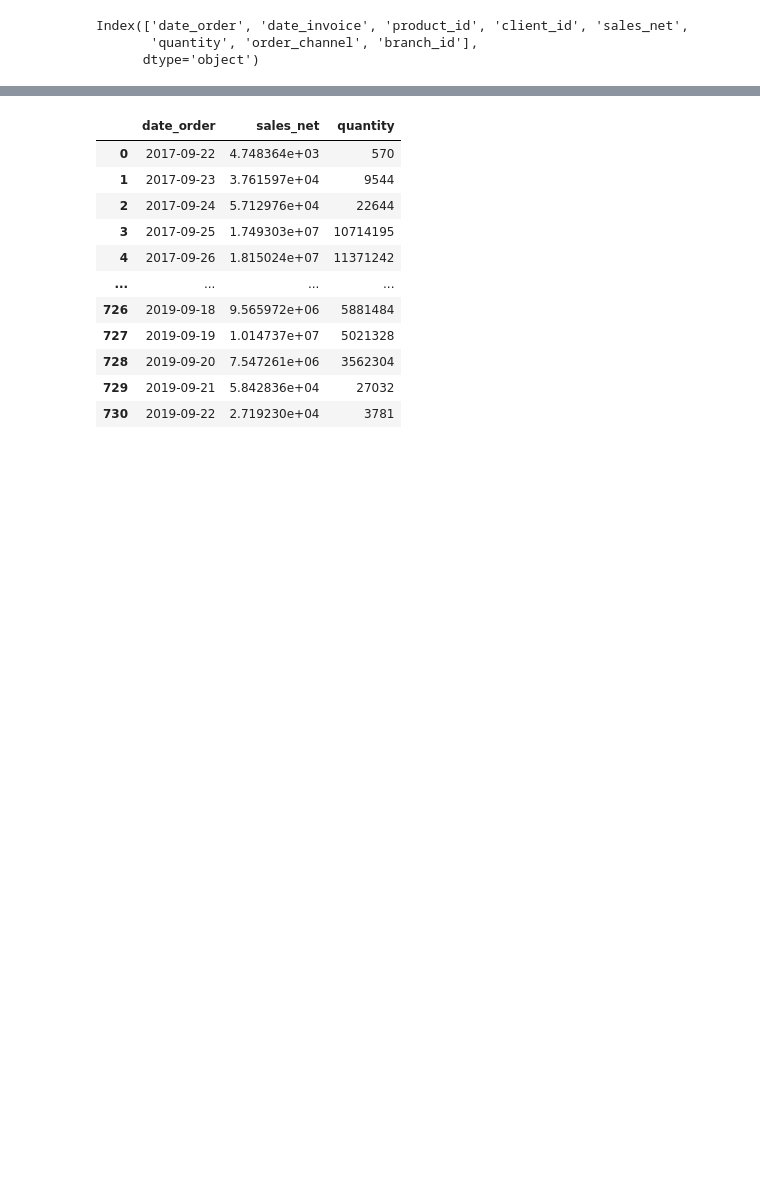
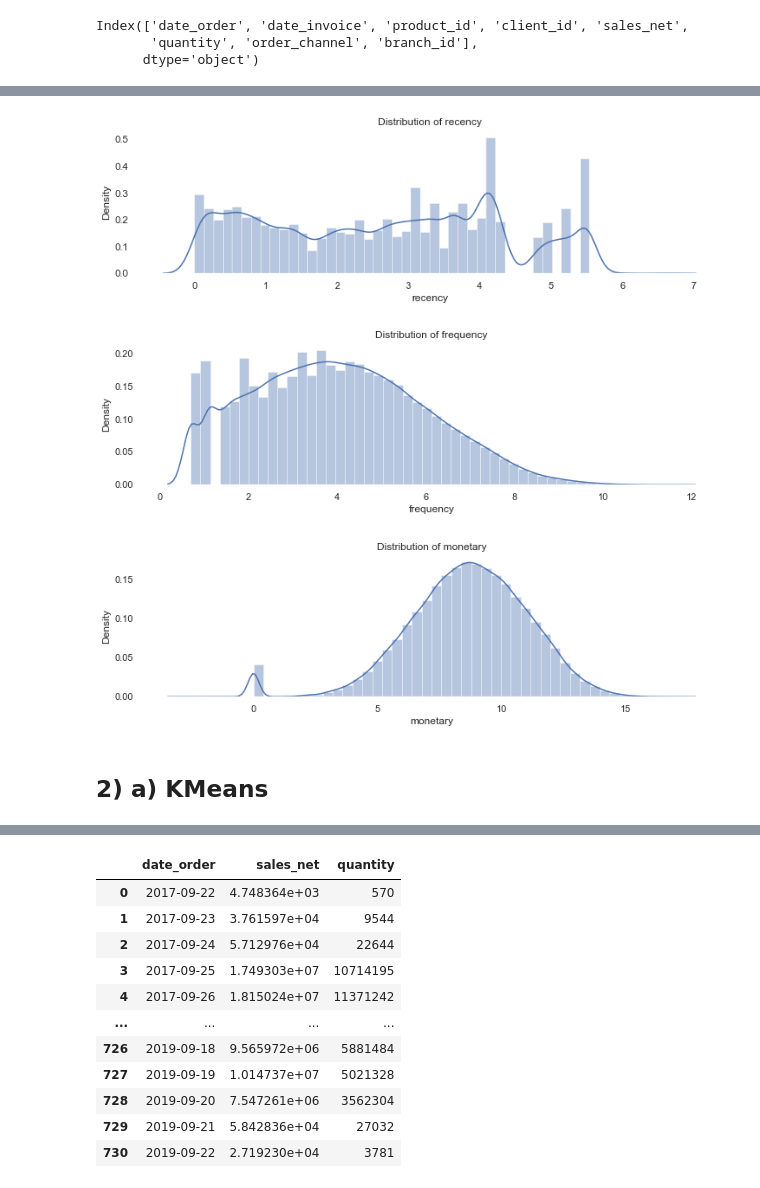
Before and after one commit to oceandeep1997/BCG_GAMMA, a Jupyter notebook: notebooks/exploration_notebook.ipynb, the cells around one changed output, grey strips where cells are left out. Saved outputs shown, nothing was run; the diff lists cells and outputs as text; code cells hidden in the pictures; blank space fills up the shorter version.

```diff
--- a/notebooks/exploration_notebook.ipynb
+++ b/notebooks/exploration_notebook.ipynb
@@ -60,0 +331,6 @@ Index(['date_order', 'date_invoice', 'product_id', 'client_id', 'sales_net',
+# %%
+# Compose by logarithm to scale huge values
+df_rfm['frequency'] = np.log(df_rfm['frequency'] + 1)
+df_rfm['monetary'] = np.log(df_rfm['monetary'] + 1).fillna(0)
+df_rfm['recency'] = np.log(df_rfm['recency'] + 1).max() - np.log(df_rfm['recency'] + 1)
+df_rfm
@@ -60,0 +351,15 @@ Index(['date_order', 'date_invoice', 'product_id', 'client_id', 'sales_net',
+# %%
+# Visualize distributions of the 3 scaled features
+rfm_features = ['recency', 'frequency', 'monetary']
+
+for col in rfm_features:
+    fig, ax = plt.subplots(figsize=(12,3), facecolor='white')
+    sns.distplot(df_rfm[col])
+    ax.set_title('Distribution of %s' % col)
+    plt.show()
+# %% [output]
+[figure, added]
+[figure, added]
+[figure, added]
+# %% [markdown]
+## 2) a) KMeans
```
Also changed, not shown: parts of 67 cells of this notebook, 4 other files.
